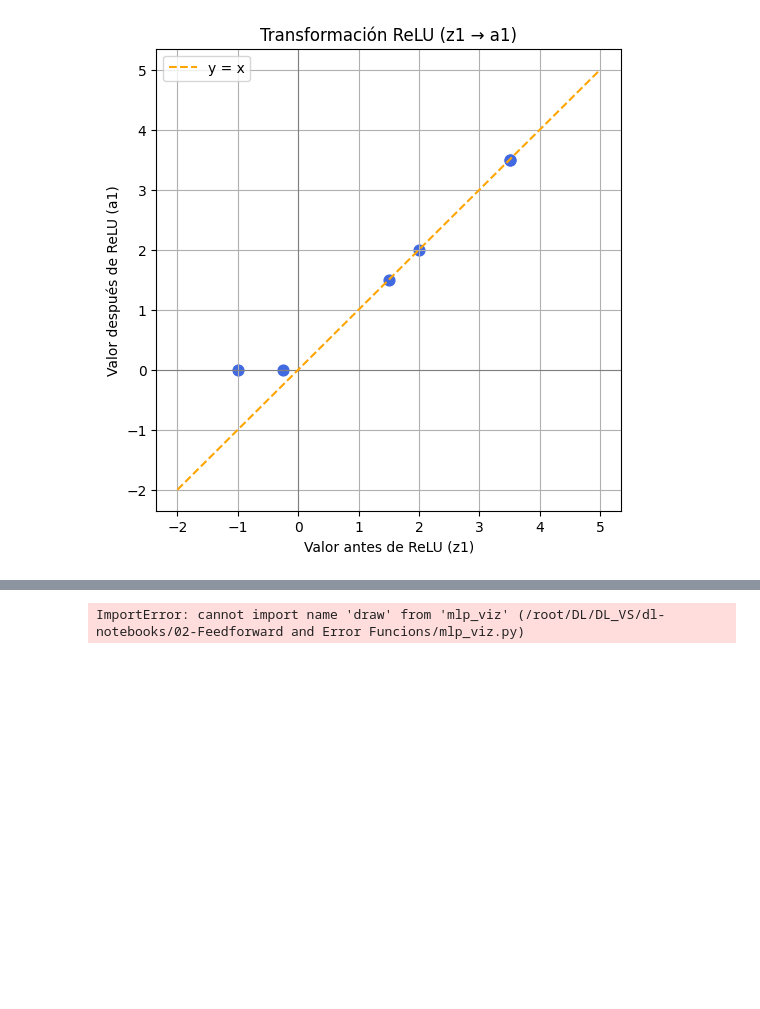
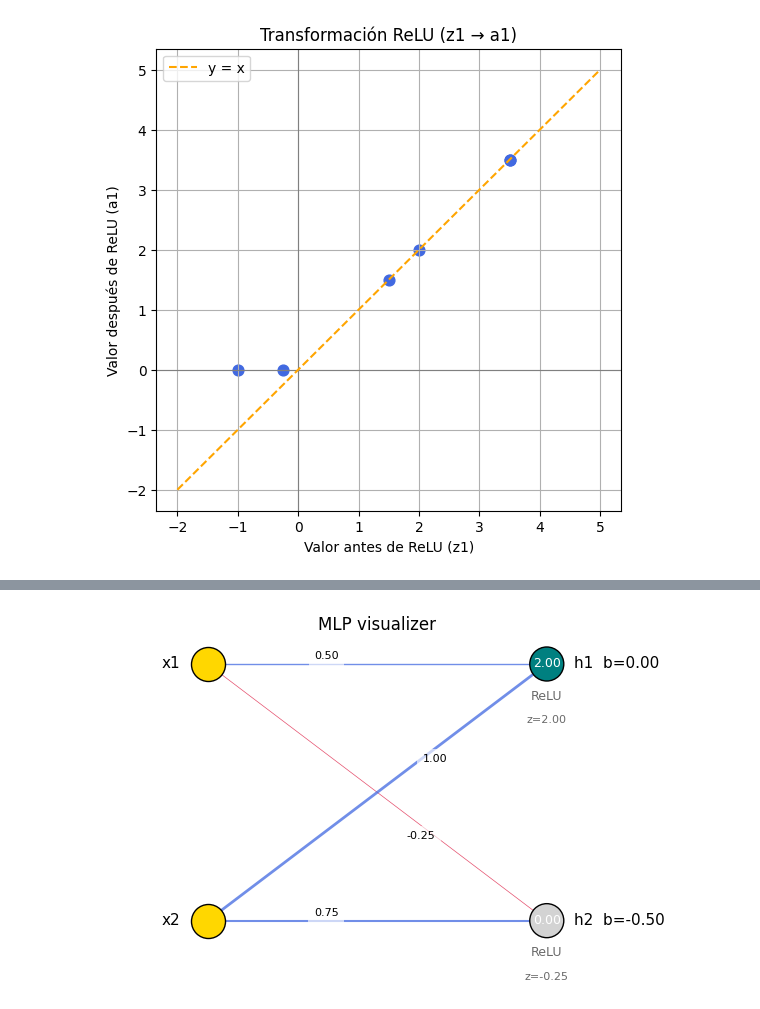
Before and after one commit to dorado-daniel/dl-notebooks, a Jupyter notebook: 02-Feedforward and Error Funcions/01-Feedforward_Process.ipynb, the cells around one changed output, grey strips where cells are left out. Drawn from its saved outputs; the diff is of its cells as text; code cells hidden in the pictures; blank space fills up the shorter version.

```diff
--- a/02-Feedforward and Error Funcions/01-Feedforward_Process.ipynb
+++ b/02-Feedforward and Error Funcions/01-Feedforward_Process.ipynb
@@ -152,5 +191,8 @@ plt.show()
 # %%
+import importlib, mlp_viz
+importlib.reload(mlp_viz)
 from mlp_viz import draw, draw_dense, draw_layer
-draw([layer1, "ReLU"])
+
+draw([layer1, "ReLU"], sample=X[0], show_node_values=True)
 # %% [output]
-ImportError: cannot import name 'draw' from 'mlp_viz' (/root/DL/DL_VS/dl-notebooks/02-Feedforward and Error Funcions/mlp_viz.py)
+[figure, added]
```
Also changed, not shown: parts of 2 cells of this notebook.
